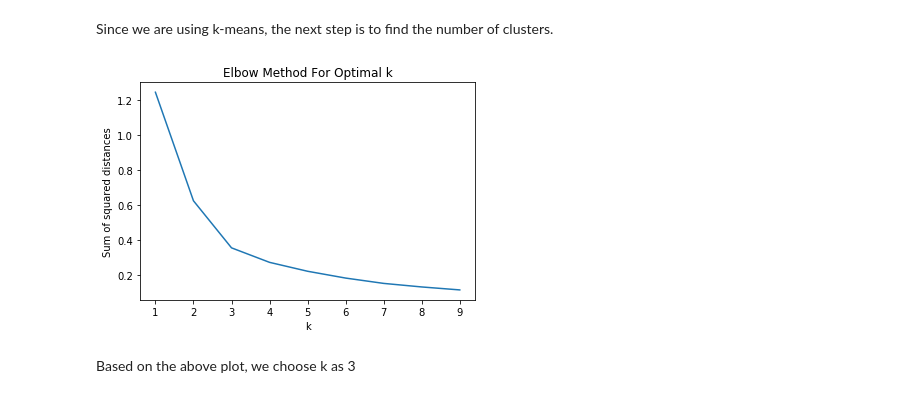
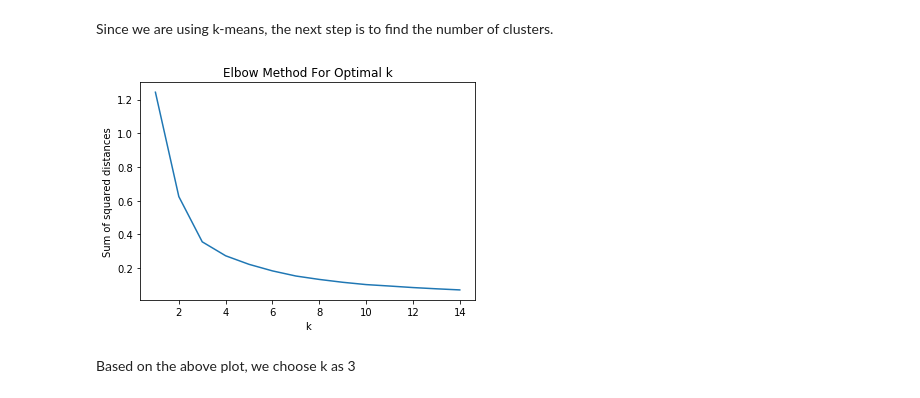
Before and after one commit to SparkyBoilermaker/Coursera_Capstone, a Jupyter notebook: Project_3.ipynb, the cells around one changed output. Saved outputs shown, nothing was run; the diff lists cells and outputs as text; code cells hidden in the pictures.

```diff
--- a/Project_3.ipynb
+++ b/Project_3.ipynb
@@ -145,18 +150,18 @@ y = df['Borough']
 Since we are using k-means, the next step is to find the number of clusters.
 # %%
 sum_sq_dist = []
-k_range = range(1,10)
+k_range = range(1,15)
 for k in k_range:
     kM = KMeans(n_clusters=k, random_state=0)
     y_pred = kM.fit_predict(X)
     sum_sq_dist.append(kM.inertia_)
 plt.plot(k_range,sum_sq_dist)
 plt.xlabel('k')
 plt.ylabel('Sum of squared distances')
 plt.title('Elbow Method For Optimal k')
 plt.show()
 # %% [output]
-[figure, old version]
+[figure, new version]
 # %% [markdown]
 Based on the above plot, we choose k as 3
 # %%
```
Also changed, not shown: parts of 4 cells of this notebook, 1 other file.
